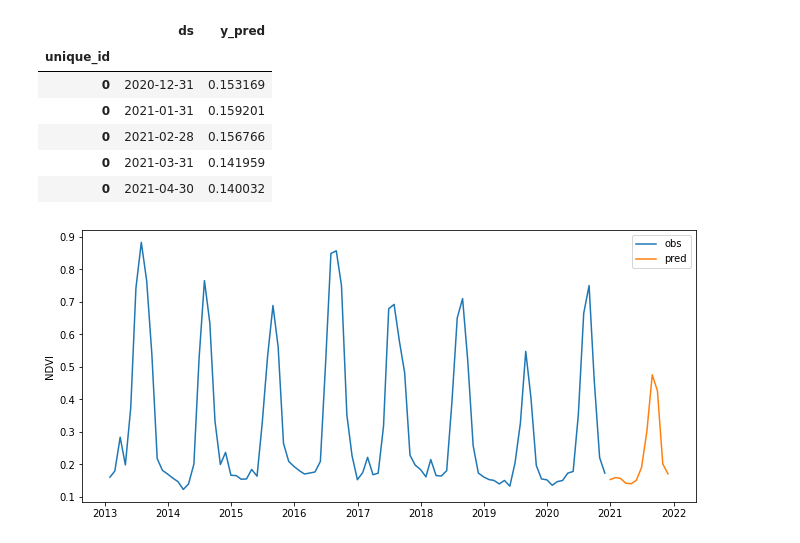
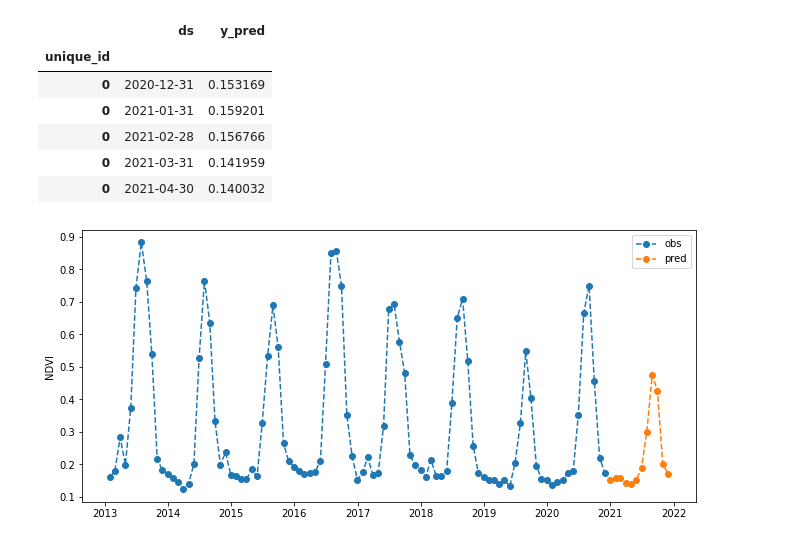
Before and after one commit to cbur24/vegetation_forecasts, a Jupyter notebook: ml-forecast_1D.ipynb, the cells around one changed output. Drawn from its saved outputs; the diff is of its cells as text; code cells hidden in the pictures.

```diff
--- a/ml-forecast_1D.ipynb
+++ b/ml-forecast_1D.ipynb
@@ -268,9 +266,9 @@ preds.head()
 | 0 | 2021-04-30 | 0.140032 |
 # %%
 plt.figure(figsize=(11,5))
-plt.plot(ndvi['ds'], ndvi['y'], label='obs')
-plt.plot(preds['ds'],preds['y_pred'], label='pred')
+plt.plot(ndvi['ds'], ndvi['y'], label='obs',linestyle='dashed', marker='o')
+plt.plot(preds['ds'],preds['y_pred'], label='pred',linestyle='dashed', marker='o')
 plt.ylabel('NDVI')
 plt.legend();
 # %% [output]
-[figure, old version]
+[figure, new version]
```
Also changed, not shown: parts of 7 cells of this notebook, 1 other file.
